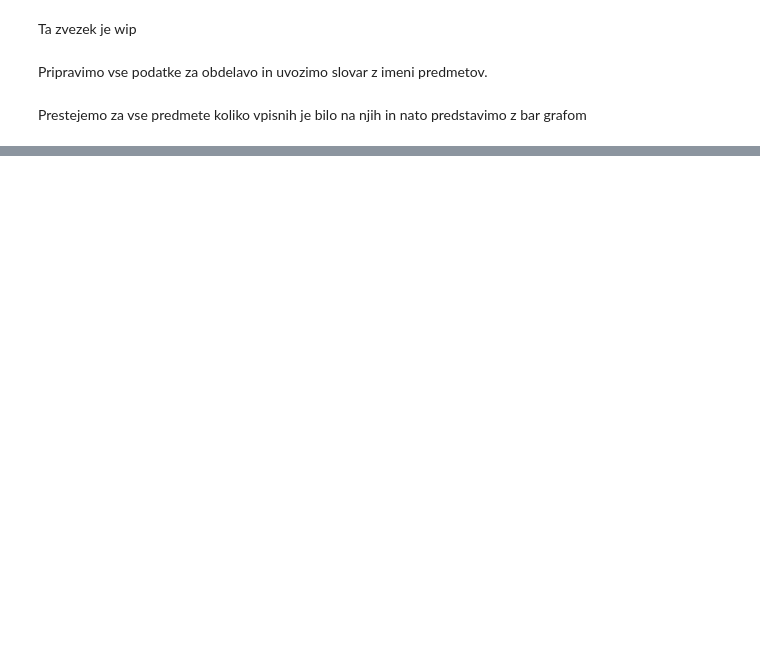
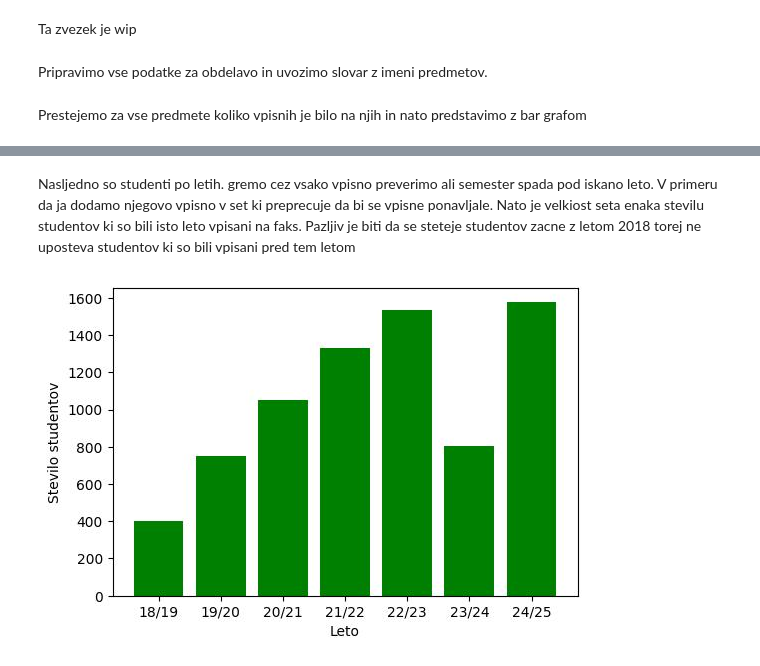
Before and after one commit to KillerParakeet/PR2513, a Jupyter notebook: steviloVpisov.ipynb, the cells around one changed output, grey strips where cells are left out. Saved outputs shown, nothing was run; the diff lists cells and outputs as text; code cells hidden in the pictures; blank space fills up the shorter version.

Commit message:
dodal se stevilo studentov skozi leta

```diff
--- a/steviloVpisov.ipynb
+++ b/steviloVpisov.ipynb
@@ -53 +53,23 @@ plt.barh(countPredmet.keys(), countPredmet.values(),  color='g')
 [figure]
+# %% [markdown]
+Nasljedno so studenti po letih. gremo cez vsako vpisno preverimo ali semester spada pod iskano leto. V primeru da ja dodamo njegovo vpisno v set ki preprecuje
+da bi se vpisne ponavljale. Nato je velkiost seta enaka stevilu studentov ki so bili isto leto vpisani na faks.
+Pazljiv je biti da se steteje studentov zacne z letom 2018 torej ne uposteva studentov ki so bili vpisani pred tem letom
+# %%
+
+VpisiCount = {}
+for i in range(18,25):
+    leto = str(i) + "/" + str(i+1)
+    Vpisi = set()
+    for el in data:
+        if el[2][0:5] == leto:
+            Vpisi.add(el[0])
+    VpisiCount[leto] = len(Vpisi)
+
+plt.figure(figsize=(6, 4))
+plt.ylabel("Stevilo studentov")
+plt.xlabel("Leto")
+plt.bar(VpisiCount.keys(), VpisiCount.values(),  color='g')
+plt.show()
+# %% [output]
+[figure, added]
```
Also changed, not shown: parts of 1 cell of this notebook.
